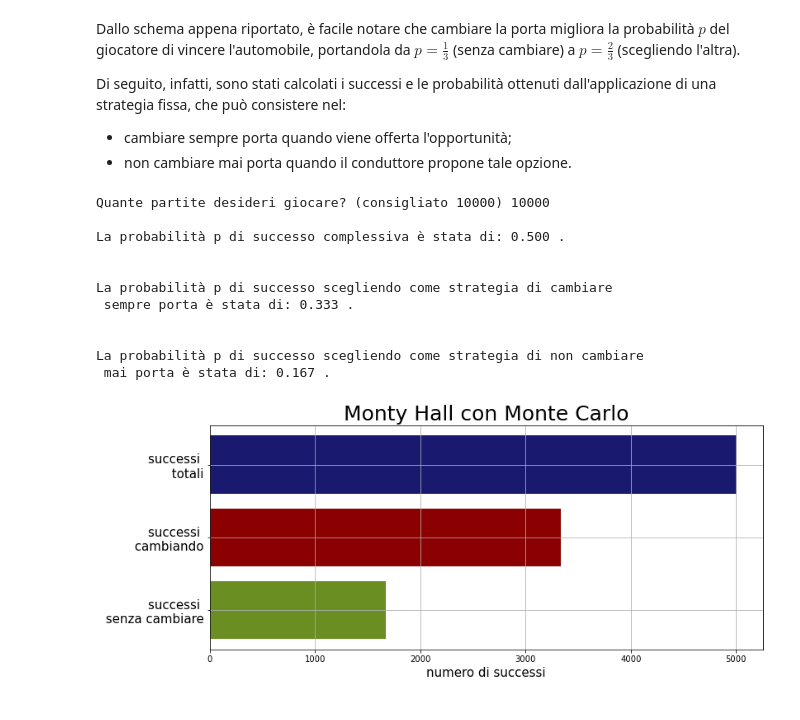
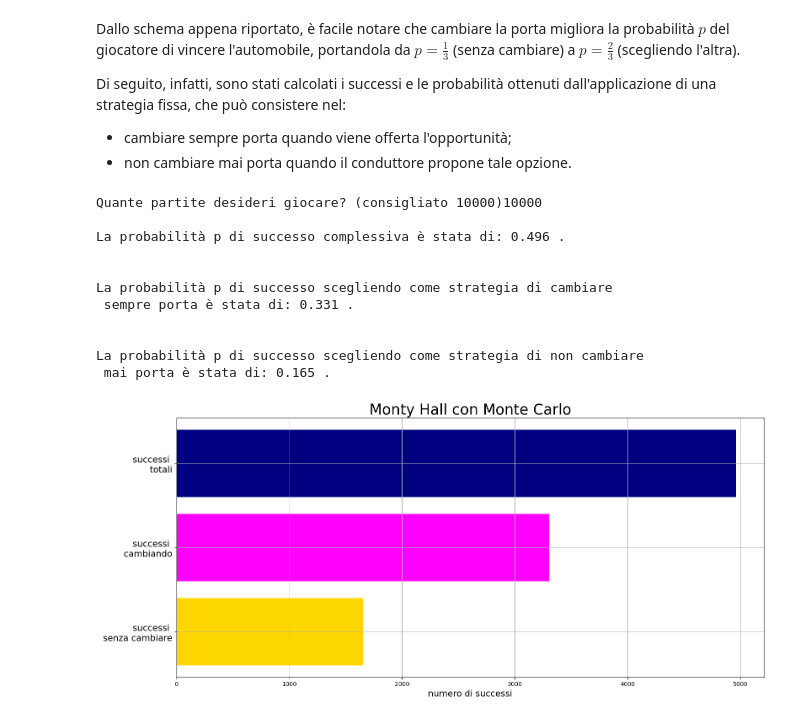
Before and after one commit to ericabrisigotti/my_lab_BSc, a Jupyter notebook: 3_Monte_Carlo/MonteCarlo_gruppo2.ipynb, the cells around one changed output. Cells and saved outputs as stored; diff of their text form; code cells hidden in the pictures.

```diff
--- a/3_Monte_Carlo/MonteCarlo_gruppo2.ipynb
+++ b/3_Monte_Carlo/MonteCarlo_gruppo2.ipynb
@@ -219,7 +210,7 @@ dove $N(t)$, in questo caso specifico, è il numero di particelle non ancora dec
 Inoltre, $\lambda$ è detta **costante di decadimento** e rappresenta il tasso di decrescita esponenziale, mentre $\tau$ è la **vita media** di una particella all'interno del sistema e corrisponde al tempo necessario per ridurre il numero iniziale di particelle $N_{max}$ del $63.21 \%$.
 # %%
 tempo=eval(input('Per quanti secondi vuoi osservare il decadimento? (consigliato 60)'))
-N_max=np.int(input('Quante particelle vuoi utilizzare? (consigliato 100000)'))
+N_max=int(input('Quante particelle vuoi utilizzare? (consigliato 100000)'))
 prob=eval(input('Che probabilità di decadimento si desidera utilizzare? (compresa tra 0 e 1) '))
 n=np.zeros((tempo+1),dtype=int)
 
@@ -237,7 +228,7 @@ tau=1/lam
 print('\n La costante di decadimento λ vale %.3f Hz.' % lam)
 print('\n Quindi la vita media τ=1/λ vale %.3f s. \n' % tau)
 if fig==True:
-    fig_dec=plt.figure(figsize=(12,8))
+    fig_dec=plt.figure(figsize=(18,8))
     plt.plot(np.linspace(0,tempo,tempo+1),n,'-o',color='mediumvioletred',label='particelle non decadute',lw=2)
     plt.xlim(0,tempo+1)
     plt.hlines(0.3679*N_max,0,tempo+1,color='hotpink',label='soglia di dimezzamento')
@@ -280,7 +271,7 @@ Di seguito, infatti, sono stati calcolati i successi e le probabilità ottenuti
 - cambiare sempre porta quando viene offerta l'opportunità;
 - non cambiare mai porta quando il conduttore propone tale opzione.
 # %%
-N_max=np.int(input('Quante partite desideri giocare? (consigliato 10000)'))
+N_max=int(input('Quante partite desideri giocare? (consigliato 10000)'))
 score=np.zeros(N_max,dtype=int)
 yes=np.empty(0,dtype=int)
 no=np.empty(0,dtype=int)
@@ -302,7 +293,7 @@ for idx in range(N_max):
     other.remove(choice1)
     vect=[choice1,other[0]] # due scelte possibili rimanenti
     choice2=np.random.randint(0,2)
-    var=np.int(vect[choice2]) # scelta finale del concorrente
+    var=int(vect[choice2]) # scelta finale del concorrente
     # salvataggio di punteggio di ciascuna gara
     if var==auto:
         score[idx]=1
@@ -316,39 +307,39 @@ for idx in range(N_max):
 p_tot=np.sum(score)/np.size(score)
 p_yes=np.sum(score[yes])/np.size(score)
 p_no=np.sum(score[no])/np.size(score)
 
 print('\nLa probabilità p di successo complessiva è stata di: %.3f . \n' % p_tot)
 print('\nLa probabilità p di successo scegliendo come strategia di cambiare \n sempre porta è stata di: %.3f . \n' % p_yes)
 print('\nLa probabilità p di successo scegliendo come strategia di non cambiare \n mai porta è stata di: %.3f . \n' % p_no)
 
 if fig==True:
     s_tot=np.sum(score)
     s_yes=np.sum(score[yes])
     s_no=np.sum(score[no])
-    fig_hist=plt.figure(figsize=(12,5))
+    fig_hist=plt.figure(figsize=(18,8))
     ax_hist=fig_hist.gca()
     plt.grid('minor')
-    ax_hist.barh(1, s_tot , align='center',color='midnightblue')
-    ax_hist.barh(2, s_yes , align='center',color='darkred')
-    ax_hist.barh(3, s_no , align='center',color='olivedrab')
+    ax_hist.barh(1, s_tot , align='center',color='navy')
+    ax_hist.barh(2, s_yes , align='center',color='magenta')
+    ax_hist.barh(3, s_no , align='center',color='gold')
     plt.yticks([1,2,3],labels=('successi \n totali','successi \n cambiando','successi \n senza cambiare'),fontsize=15)
     ax_hist.invert_yaxis()  # labels read top-to-bottom
     plt.xlabel('numero di successi',fontsize=15)
     plt.title('Monty Hall con Monte Carlo',fontsize=25)
     plt.show()
     del s_tot, s_yes, s_no
 
 del N_max, score, yes, no, idx, auto, temp, choice1, choice2, opened, other, vect, var, p_tot, p_yes, p_no
 # %% [output]
-Quante partite desideri giocare? (consigliato 10000) 10000
+Quante partite desideri giocare? (consigliato 10000)10000
 
-La probabilità p di successo complessiva è stata di: 0.500 .
+La probabilità p di successo complessiva è stata di: 0.496 .
 
 
 La probabilità p di successo scegliendo come strategia di cambiare
- sempre porta è stata di: 0.333 .
+ sempre porta è stata di: 0.331 .
 
 
 La probabilità p di successo scegliendo come strategia di non cambiare
- mai porta è stata di: 0.167 .
+ mai porta è stata di: 0.165 .
-[figure, old version]
+[figure, new version]
```
Also changed, not shown: parts of 6 cells of this notebook.
